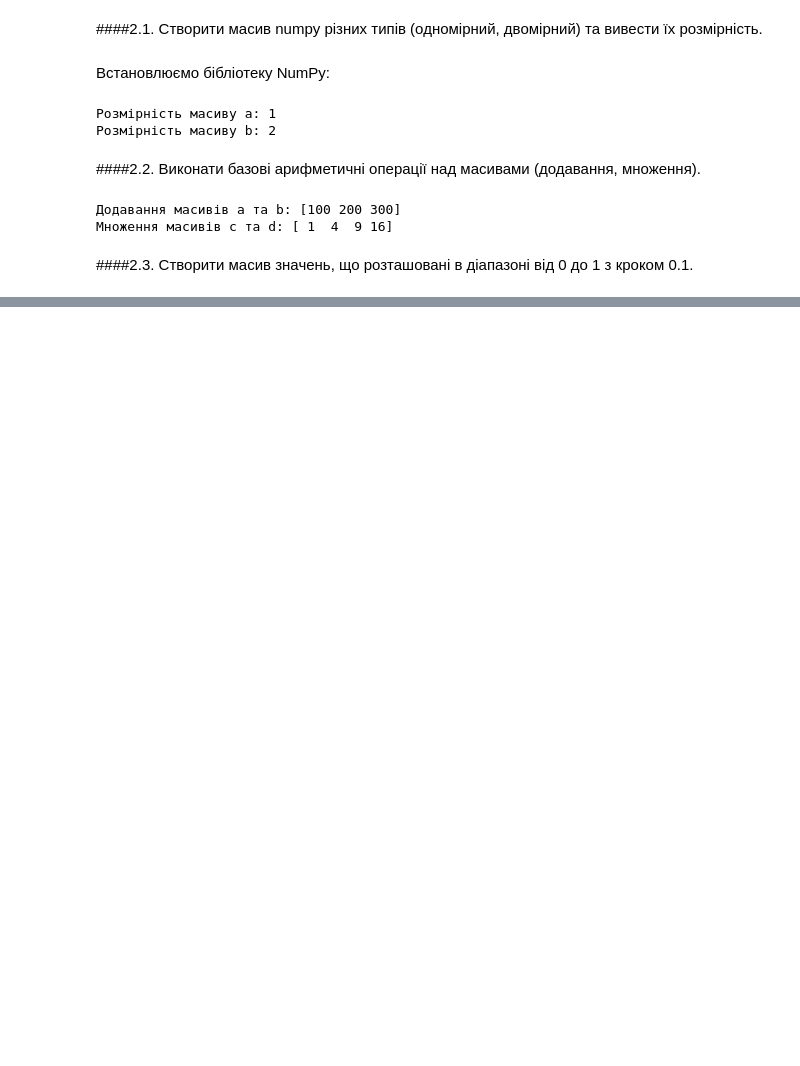
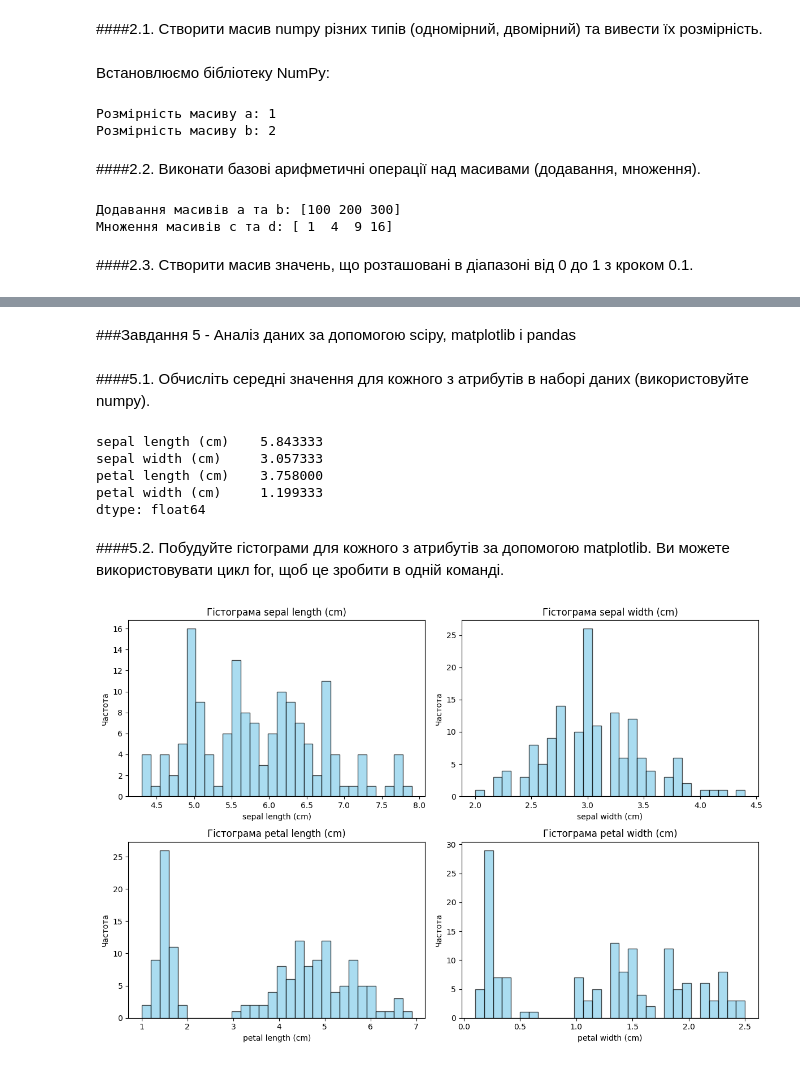
Before and after one commit to kurkur19/Neural_networks_Al_Khmuz_BS_25, a Jupyter notebook: 1lab_NN_Al_Khmuz_BS_25.ipynb, the cells around one changed output, grey strips where cells are left out. Drawn from its saved outputs; the diff is of its cells as text; code cells hidden in the pictures; blank space fills up the shorter version.

```diff
--- a/1lab_NN_Al_Khmuz_BS_25.ipynb
+++ b/1lab_NN_Al_Khmuz_BS_25.ipynb
@@ -153,0 +357,4 @@ array([0. , 0.1, 0.2, 0. , 3. , 0.4, 0.5, 0.6, 0.7, 0.8, 0.9, 1. ])
+# %% [markdown]
+###Завдання 5 - Аналіз даних за допомогою scipy, matplotlib і pandas
+# %% [markdown]
+####5.1. Обчисліть середні значення для кожного з атрибутів в наборі даних (використовуйте numpy).
@@ -153,0 +365,42 @@ array([0. , 0.1, 0.2, 0. , 3. , 0.4, 0.5, 0.6, 0.7, 0.8, 0.9, 1. ])
+# %%
+# Завантажуємо набір даних Iris
+iris = load_iris()
+
+# Створюємо DataFrame
+df = pd.DataFrame(data=iris.data, columns=iris.feature_names)
+
+# Додаємо стовпець з видами
+df['species'] = iris.target
+
+# Перетворюємо числові значення видів на текстові
+df['species'] = df['species'].map({0: 'setosa', 1: 'versicolor', 2: 'virginica'})
+
+# Обчислюємо середні значення для кожного атрибута
+mean_values = np.mean(df.iloc[:, :-1], axis=0)  # Виключаємо стовпець 'species'
+
+# Виводимо середні значення
+print(mean_values)
+# %% [output]
+sepal length (cm)    5.843333
+sepal width (cm)     3.057333
+petal length (cm)    3.758000
+petal width (cm)     1.199333
+dtype: float64
+# %% [markdown]
+####5.2. Побудуйте гістограми для кожного з атрибутів за допомогою matplotlib. Ви можете використовувати цикл for, щоб це зробити в одній команді.
+# %%
+attributes = df.columns[:-1]  # Виключаємо стовпець 'species'
+
+plt.figure(figsize=(12, 8))  # Встановлюємо розмір графіка
+
+for i, attr in enumerate(attributes):
+    plt.subplot(2, 2, i + 1)  # Розміщуємо графіки в 2x2 сітці
+    plt.hist(df[attr], bins=30, color='skyblue', edgecolor='black', alpha=0.7)
+    plt.title(f'Гістограма {attr}')
+    plt.xlabel(attr)
+    plt.ylabel('Частота')
+
+plt.tight_layout()  # Автоматично налаштовує відстані між графіками
+plt.show()
+# %% [output]
+[figure, added]
```
Also changed, not shown: parts of 47 cells of this notebook.
